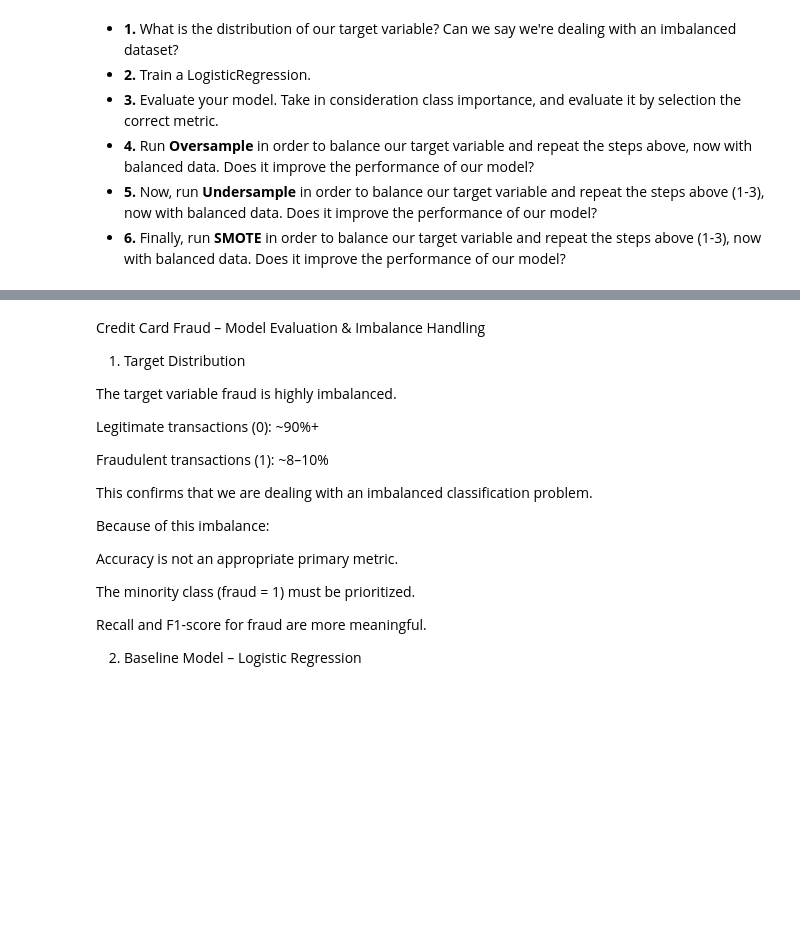
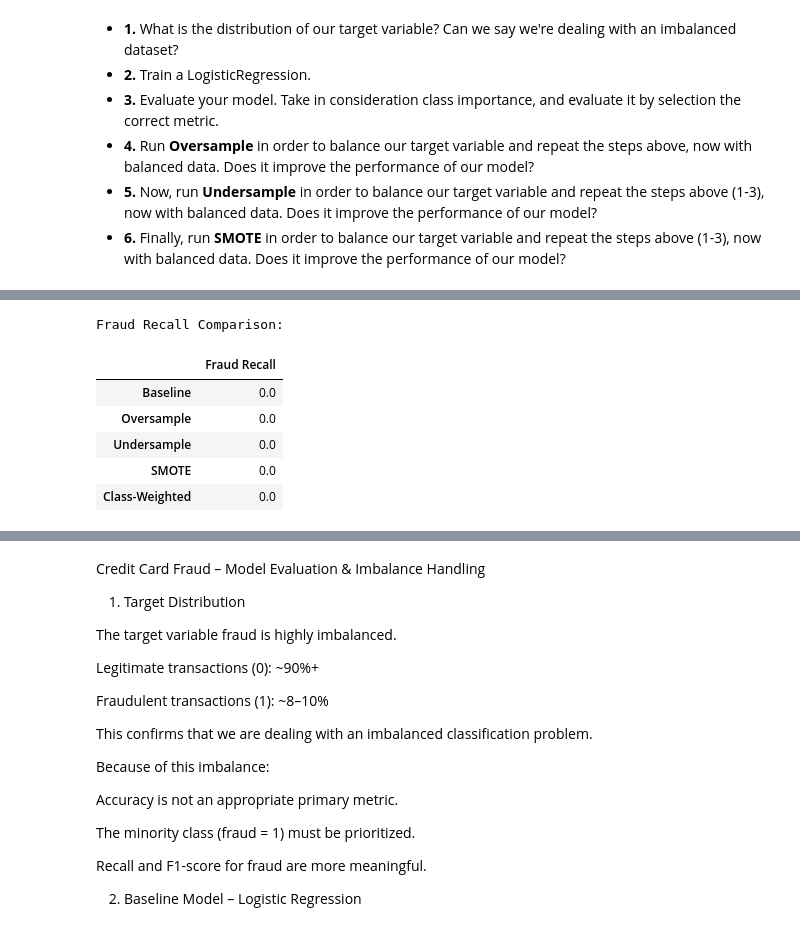
Before and after one commit to data-bootcamp-v4/lab-imbalanced, a Jupyter notebook: lab-imbalanced.ipynb, the cells around one changed output, grey strips where cells are left out. Cells and saved outputs as stored; diff of their text form; code cells hidden in the pictures; blank space fills up the shorter version.

```diff
--- a/lab-imbalanced.ipynb
+++ b/lab-imbalanced.ipynb
@@ -118,0 +589,37 @@ Name: proportion, dtype: float64
+# %%
+# ===============================
+# Final Robust Comparison Table
+# ===============================
+
+from sklearn.metrics import classification_report
+import pandas as pd
+
+def safe_recall(y_true, y_pred):
+    report = classification_report(
+        y_true,
+        y_pred,
+        output_dict=True,
+        zero_division=0
+    )
+    return report.get(1, {}).get("recall", 0.0)
+
+final_results = {
+    "Baseline": safe_recall(y_test, y_pred_baseline),
+    "Oversample": safe_recall(y_test, y_pred_over),
+    "Undersample": safe_recall(y_test, y_pred_under),
+    "SMOTE": safe_recall(y_test, y_pred_smote),
+    "Class-Weighted": safe_recall(y_test, y_pred_weighted)
+}
+
+comparison_df = pd.DataFrame(final_results, index=["Fraud Recall"]).T
+
+print("Fraud Recall Comparison:")
+display(comparison_df)
+# %% [output]
+Fraud Recall Comparison:
+|  | Fraud Recall |
+| Baseline | 0.0 |
+| Oversample | 0.0 |
+| Undersample | 0.0 |
+| SMOTE | 0.0 |
+| Class-Weighted | 0.0 |
```
Also changed, not shown: parts of 20 cells of this notebook, 1 other file.
